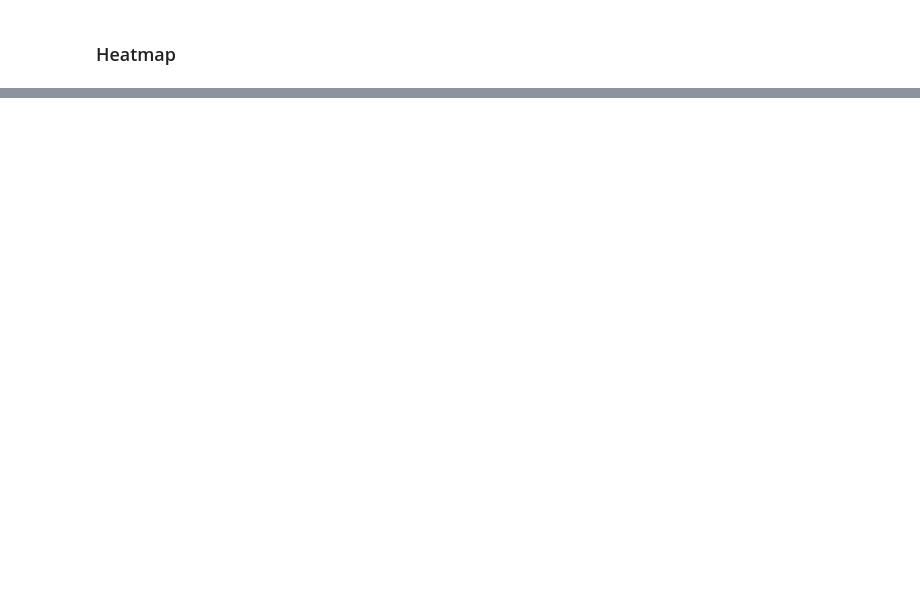
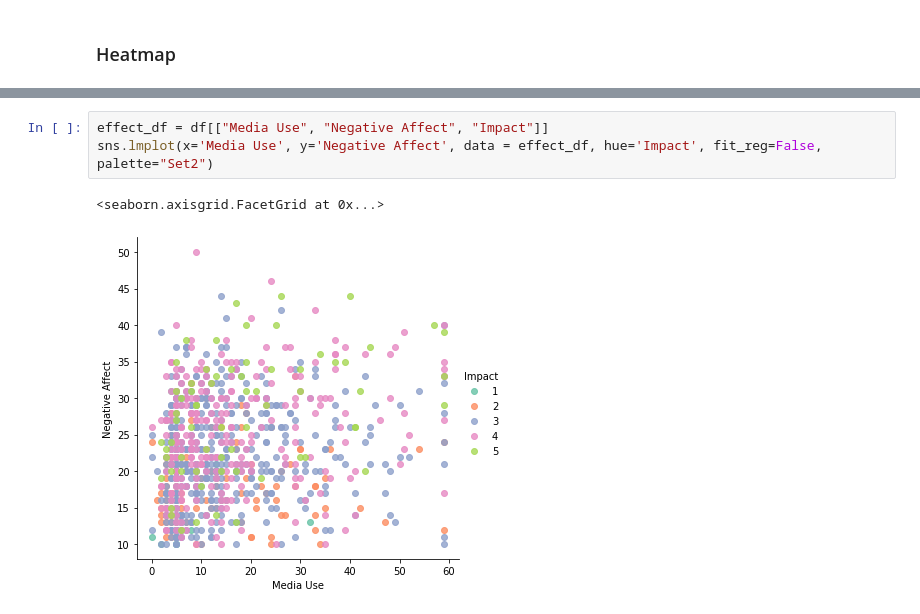
Before and after one commit to RussellChien/STA141B_Final_Project, a Jupyter notebook: STA141B_FINAL-Russell.ipynb, the cells around one changed output, grey strips where cells are left out. Cells and saved outputs as stored; diff of their text form; blank space fills up the shorter version.

```diff
--- a/STA141B_FINAL-Russell.ipynb
+++ b/STA141B_FINAL-Russell.ipynb
@@ -87,0 +96,6 @@ sns.lmplot(x='Positive Affect', y='Negative Affect', data = search_df, hue='Sear
+# %%
+effect_df = df[["Media Use", "Negative Affect", "Impact"]]
+sns.lmplot(x='Media Use', y='Negative Affect', data = effect_df, hue='Impact', fit_reg=False, palette="Set2")
+# %% [output]
+<seaborn.axisgrid.FacetGrid at 0x...>
+[figure, added]
```
Also changed, not shown: parts of 17 cells of this notebook.
